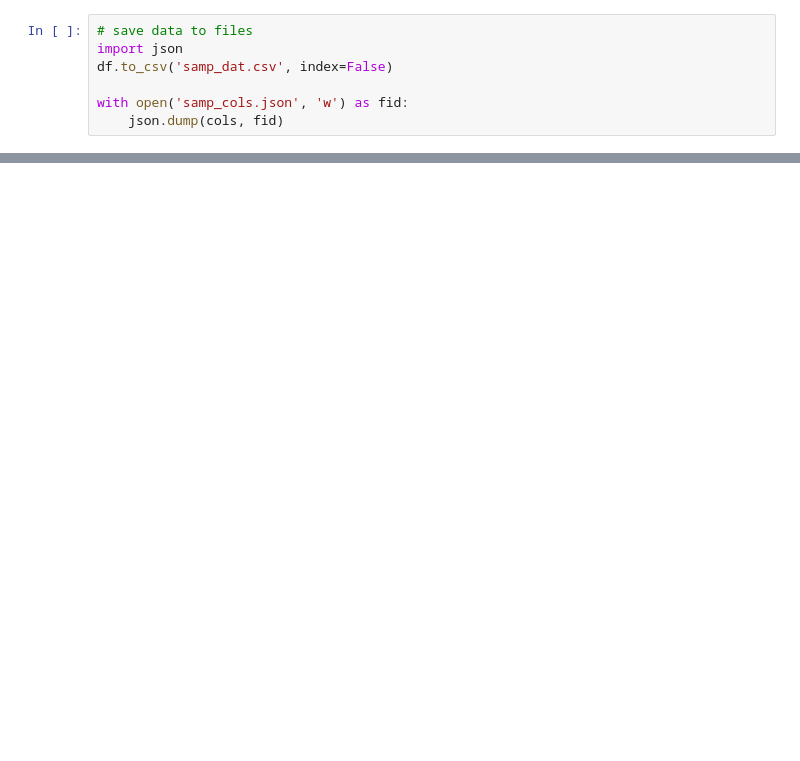
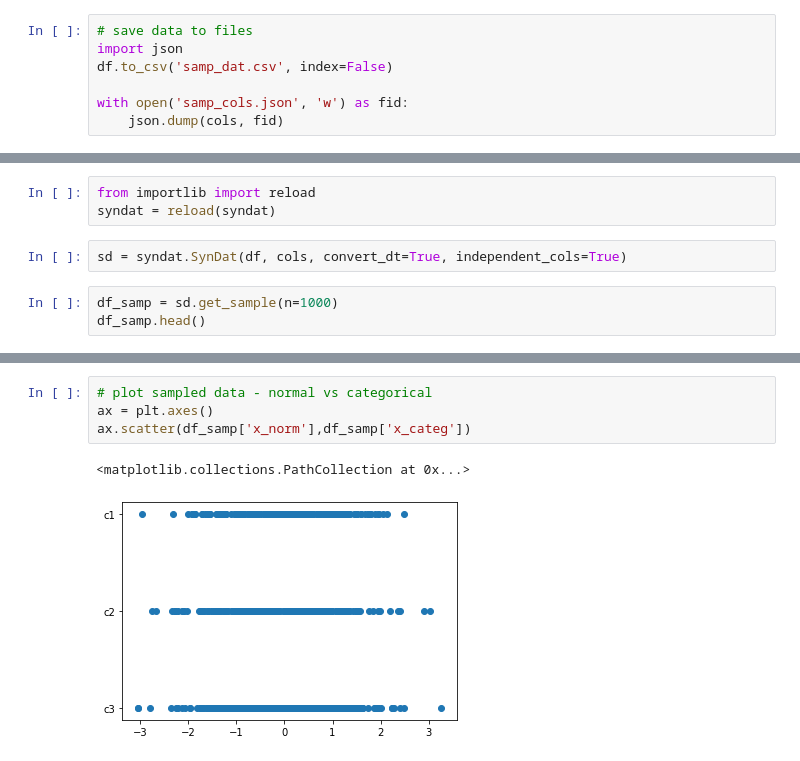
Before and after one commit to araskay/syndat, a Jupyter notebook: syndat_usage_example.ipynb, the cells around one changed output, grey strips where cells are left out. Drawn from its saved outputs; the diff is of its cells as text; blank space fills up the shorter version.

```diff
--- a/syndat_usage_example.ipynb
+++ b/syndat_usage_example.ipynb
@@ -94,0 +112,8 @@ with open('samp_cols.json', 'w') as fid:
+# %%
+from importlib import reload
+syndat = reload(syndat)
+# %%
+sd = syndat.SynDat(df, cols, convert_dt=True, independent_cols=True)
+# %%
+df_samp = sd.get_sample(n=1000)
+df_samp.head()
@@ -94,0 +127,7 @@ with open('samp_cols.json', 'w') as fid:
+# %%
+# plot sampled data - normal vs categorical
+ax = plt.axes()
+ax.scatter(df_samp['x_norm'],df_samp['x_categ'])
+# %% [output]
+<matplotlib.collections.PathCollection at 0x...>
+[figure, added]
```
Also changed, not shown: parts of 16 cells of this notebook.
